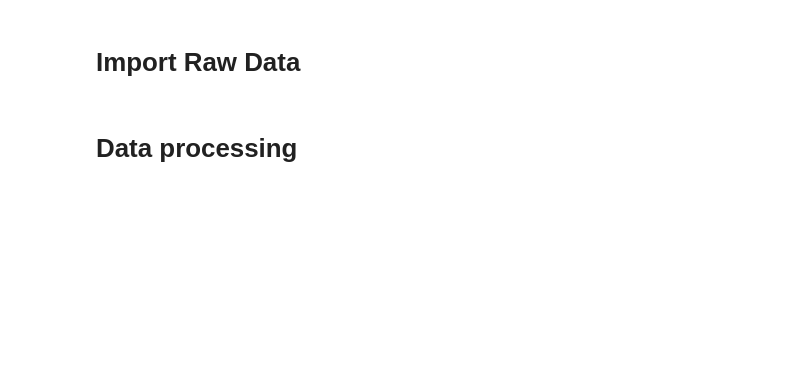
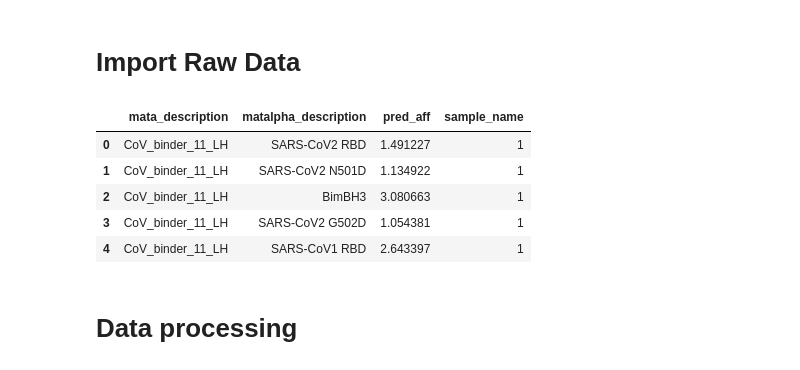
Before and after one commit to dvdnobl/cov2_antibodies_variants, a Jupyter notebook: Curated_Data_Notebook.ipynb, the cells around one changed output. Cells and saved outputs as stored; diff of their text form; code cells hidden in the pictures; blank space fills up the shorter version.

```diff
--- a/Curated_Data_Notebook.ipynb
+++ b/Curated_Data_Notebook.ipynb
@@ -11,6 +11,15 @@ import scipy
 # Import Raw Data
 # %%
 df0=pd.read_csv('Supplementary_Table5_CoV_Curated_RawData.csv')
+# %%
+df0.head()
+# %% [output]
+|  | mata_description | matalpha_description | pred_aff | sample_name |
+| 0 | CoV_binder_11_LH | SARS-CoV2 RBD | 1.491227 | 1 |
+| 1 | CoV_binder_11_LH | SARS-CoV2 N501D | 1.134922 | 1 |
+| 2 | CoV_binder_11_LH | BimBH3 | 3.080663 | 1 |
+| 3 | CoV_binder_11_LH | SARS-CoV2 G502D | 1.054381 | 1 |
+| 4 | CoV_binder_11_LH | SARS-CoV1 RBD | 2.643397 | 1 |
 # %% [markdown]
 # Data processing
 # %%
```
Also changed, not shown: parts of 4 cells of this notebook, 18 other files.
